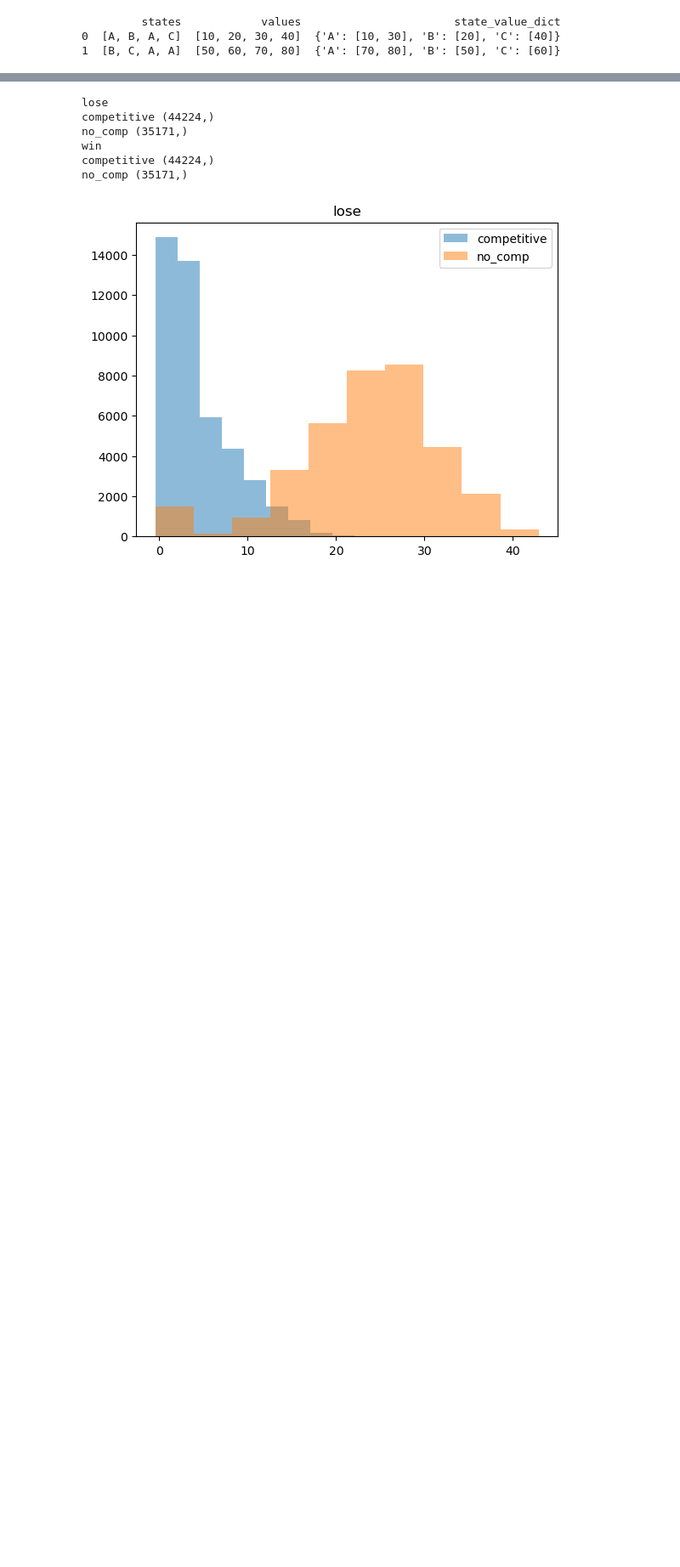
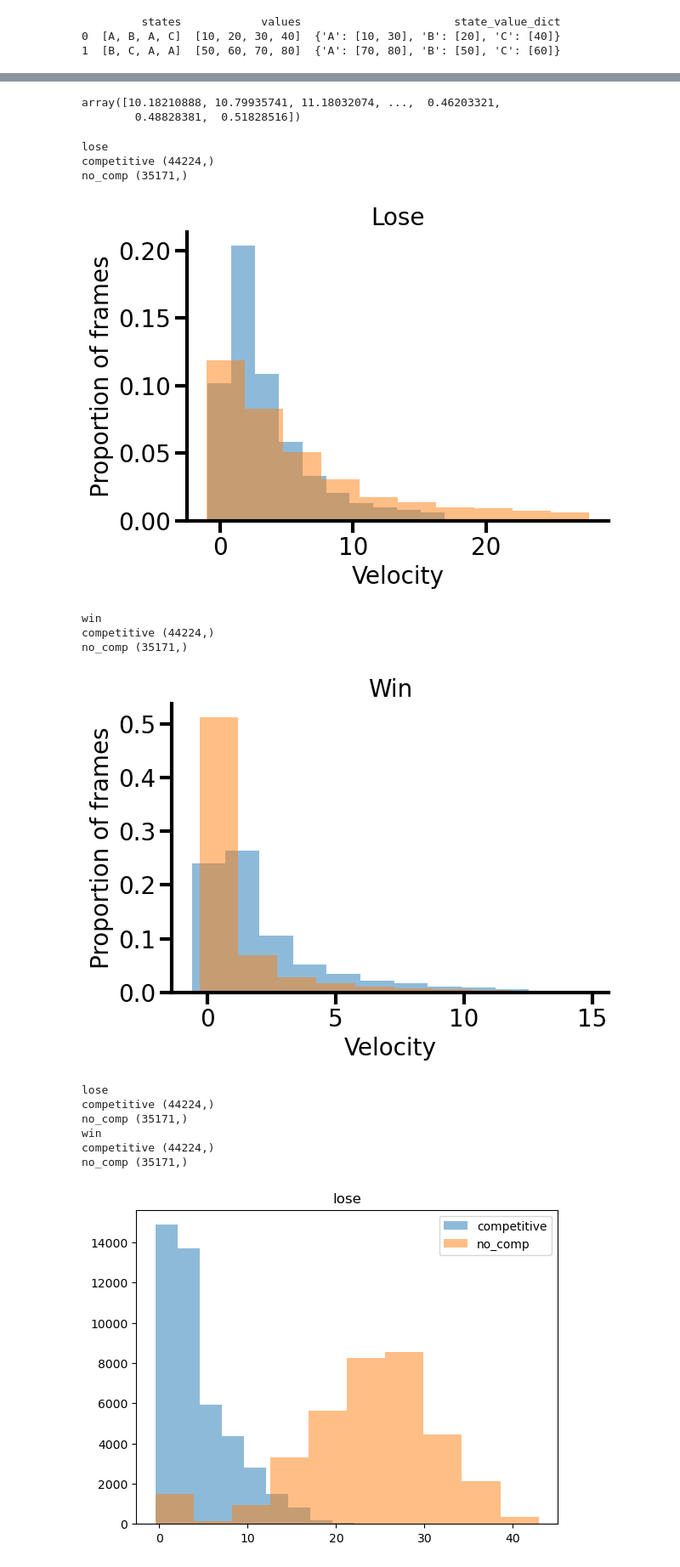
Before and after one commit to padillacoreanolab/reward_comp_ext, a Jupyter notebook: results/2024_09_02_behavioral_reward_comp/01_competitive_trials_analysis.ipynb, the cells around one changed output, grey strips where cells are left out. Shown at 85% size. Cells and saved outputs as stored; diff of their text form; code cells hidden in the pictures; blank space fills up the shorter version.

```diff
--- a/results/2024_09_02_behavioral_reward_comp/01_competitive_trials_analysis.ipynb
+++ b/results/2024_09_02_behavioral_reward_comp/01_competitive_trials_analysis.ipynb
@@ -1772,18 +1795,3 @@ all_velocity_df.head()
 | 2 | 20240317_151922_long_comp_subj_3-... | 3.1 | 12588095 | win | competitive | [1.47971, 1.3227955, 1.1992714, 1... | [3.6140862, 3.7078412, 3.7942019,... | [5, 5, 5, 5, 5, 5, 5, 5, 5, 5, 5,... | ... |
 | 3 | 20240317_151922_long_comp_subj_3-... | 3.3 | 12588095 | lose | competitive | [0.82391655, 0.8199422, 0.7843047... | [0.80853885, 0.9330598, 1.0148053... | [5, 5, 5, 5, 5, 5, 5, 5, 5, 5, 5,... | ... |
 | 4 | 20240317_151922_long_comp_subj_3-... | 3.1 | 1287955 | lose | competitive | [0.11019329, 0.08970148, 0.093923... | [0.7214881, 0.70931464, 0.7049949... | [4, 4, 4, 4, 4, 4, 4, 4, 4, 4, 4,... | ... |
-# %%
-for trial_label in all_velocity_df["trial_label"].unique():
-    print(trial_label)
-    current_df = all_velocity_df[all_velocity_df["trial_label"] == trial_label]
-
-    combined_dict = combine_arrays(current_df['state_velocity_dict'])
-
-    # Plot the transition matrix using only matplotlib
-    fig, ax = plt.subplots()
-
-    for state, values in combined_dict.items():
-        print(state, values.shape)
-        plt.hist(values, label=state, alpha=0.5)
-
-    plt.title(trial_label)
@@ -1798,0 +1800,5 @@ no_comp (35171,)
+# %%
+values
+# %% [output]
+array([10.18210888, 10.79935741, 11.18032074, ...,  0.46203321,
+        0.48828381,  0.51828516])
@@ -1799,3 +1807,56 @@ no_comp (35171,)
+# %%
+for trial_label in all_velocity_df["trial_label"].unique():
+    print(trial_label)
+    current_df = all_velocity_df[all_velocity_df["trial_label"] == trial_label]
+
+    combined_dict = combine_arrays(current_df['state_velocity_dict'])
+
+    # Plot the transition matrix using only matplotlib
+    fig, ax = plt.subplots()
+
+    for state, values in combined_dict.items():
+        print(state, values.shape)
+
+        zscored_values = stats.zscore(values.astype(float))
+
+        filtered_values = values[np.abs(zscored_values) <= 2.5]
+        plt.hist(filtered_values, label=state, alpha=0.5, density=True)
+
+        # Hide top and right borders
+    ax.spines['top'].set_visible(False)
+    ax.spines['right'].set_visible(False)
+
+    # Leave bottom and left spines
+    ax.spines['bottom'].set_visible(True)
+    ax.spines['left'].set_visible(True)
+    ax.spines['bottom'].set_linewidth(3)
+    ax.spines['left'].set_linewidth(3)
+
+    ax.tick_params(axis='both', which='major', labelsize=20)
+    ax.tick_params(axis='both', which='minor', labelsize=20)
+
+    ax.tick_params(axis='both', which='major', labelsize=20, length=10, width=3)
+    ax.tick_params(axis='both', which='minor', labelsize=20, length=10, width=3)
+
+    # Adding labels and title
+    plt.ylabel('Proportion of frames', size=20)
+    plt.xlabel('Velocity', size=20)
+
+
+    plt.title("{}".format(trial_label.title().replace("_", "-")), fontsize=20)
+
+    plt.tight_layout()
+
+    plt.show()
+# %% [output]
+lose
+competitive (44224,)
+no_comp (35171,)
+[figure, added]
+win
+competitive (44224,)
+no_comp (35171,)
+[figure, added]
 # %%
 for trial_label in all_velocity_df["trial_label"].unique():
     print(trial_label)
```
Also changed, not shown: parts of 7 cells of this notebook.
